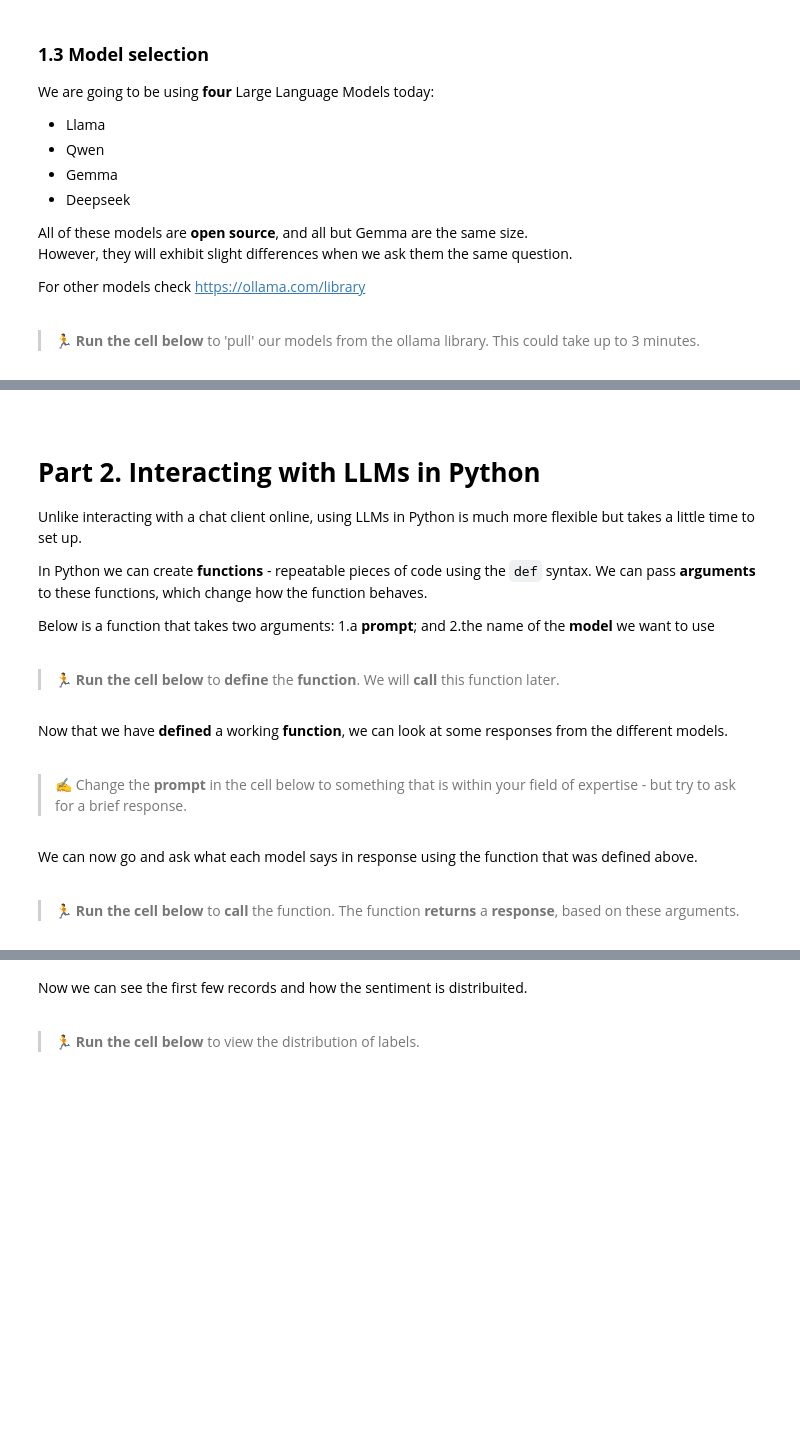
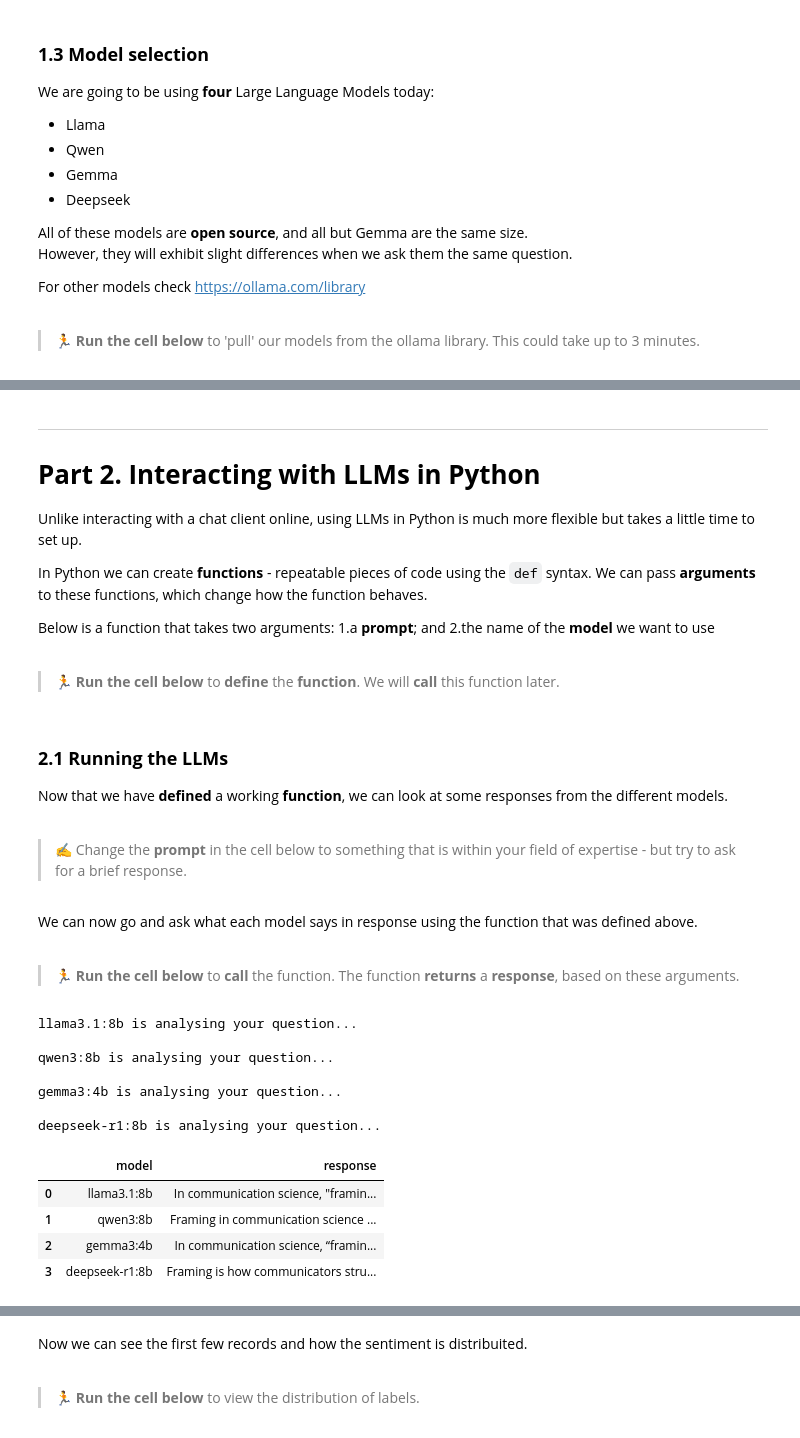
Before and after one commit to Fonzzy1/LLM-Workshop, a Jupyter notebook: workshop.ipynb, the cells around one changed output, grey strips where cells are left out. Cells and saved outputs as stored; diff of their text form; code cells hidden in the pictures; blank space fills up the shorter version.

```diff
--- a/workshop.ipynb
+++ b/workshop.ipynb
@@ -87,5 +107,5 @@ print('Done!')
 # %% [markdown]
-<br>
+---
 
 # **Part 2. Interacting with LLMs in Python**
 
@@ -119,6 +139,7 @@ def query_llm(prompt, model):
     # Return ONLY the LLM's textual answer from the response
     return response.message.content
 # %% [markdown]
+### **2.1 Running the LLMs**
 Now that we have **defined** a working **function**, we can look at some responses from the different
 models.
 
@@ -139,9 +160,31 @@ was defined above.
 
 > 🏃 **Run the cell below** to **call** the function. The function **returns** a **response**, based on these arguments.
 # %%
+rows = []
+
 for model in ['llama3.1:8b', 'qwen3:8b', 'gemma3:4b', 'deepseek-r1:8b']:
-    print(f'{model} is analysing your question...\n')
-    print("-" * 10)
+    print(f"{model} is analysing your question...\n")
+
     answer = query_llm(prompt, model)
-    print(f'{model} says:\n{answer}\n')
-    print("-" * 100)
+
+    rows.append({
+        "model": model,
+        "response": answer
+    })
+
+test_df = pd.DataFrame(rows)
+
+test_df
+# %% [output]
+llama3.1:8b is analysing your question...
+
+qwen3:8b is analysing your question...
+
+gemma3:4b is analysing your question...
+
+deepseek-r1:8b is analysing your question...
+|  | model | response |
+| 0 | llama3.1:8b | In communication science, "framin... |
+| 1 | qwen3:8b | Framing in communication science ... |
+| 2 | gemma3:4b | In communication science, “framin... |
+| 3 | deepseek-r1:8b | Framing is how communicators stru... |
```
Also changed, not shown: parts of 14 cells of this notebook.
